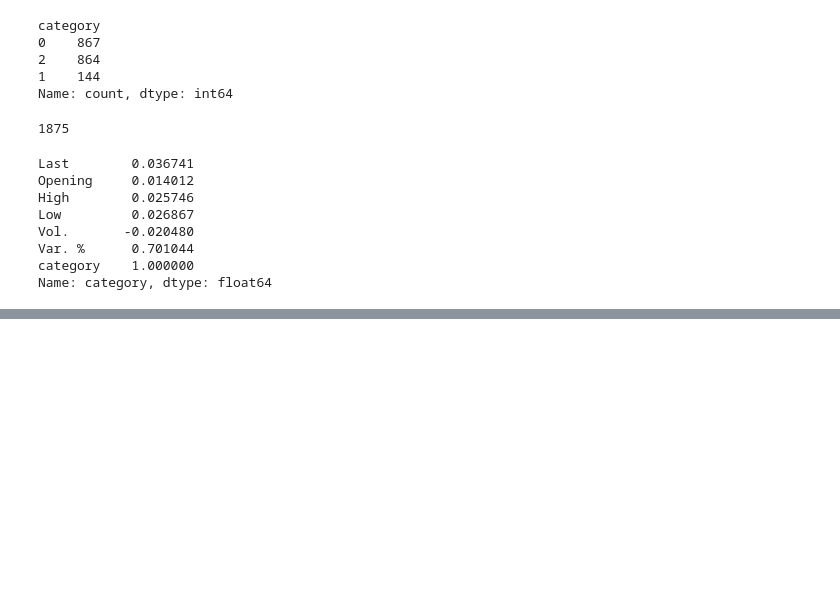
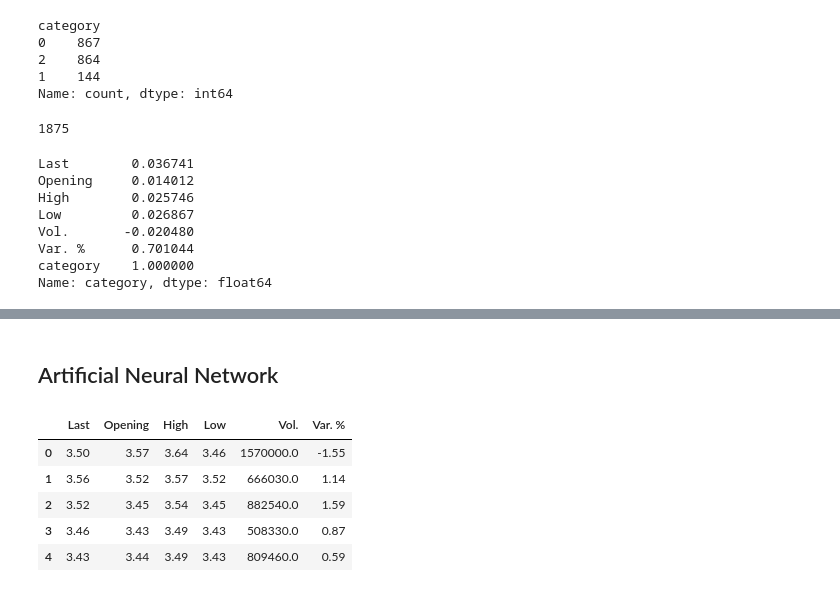
Before and after one commit to arfan64shah/Data_Science, a Jupyter notebook: ANN_Stock.ipynb, the cells around one changed output, grey strips where cells are left out. Drawn from its saved outputs; the diff is of its cells as text; code cells hidden in the pictures; blank space fills up the shorter version.

Commit message:
Added Full ANN for stock data

```diff
--- a/ANN_Stock.ipynb
+++ b/ANN_Stock.ipynb
@@ -155,0 +195,14 @@ Name: category, dtype: float64
+# %% [markdown]
+## Artificial Neural Network
+# %%
+# distribute data into dependent and independent sets
+x = dataset.iloc[:, :-1]
+y = dataset.iloc[:, -1]
+x.head()
+# %% [output]
+|  | Last | Opening | High | Low | Vol. | Var. % |
+| 0 | 3.50 | 3.57 | 3.64 | 3.46 | 1570000.0 | -1.55 |
+| 1 | 3.56 | 3.52 | 3.57 | 3.52 | 666030.0 | 1.14 |
+| 2 | 3.52 | 3.45 | 3.54 | 3.45 | 882540.0 | 1.59 |
+| 3 | 3.46 | 3.43 | 3.49 | 3.43 | 508330.0 | 0.87 |
+| 4 | 3.43 | 3.44 | 3.49 | 3.43 | 809460.0 | 0.59 |
```
Also changed, not shown: parts of 14 cells of this notebook.
